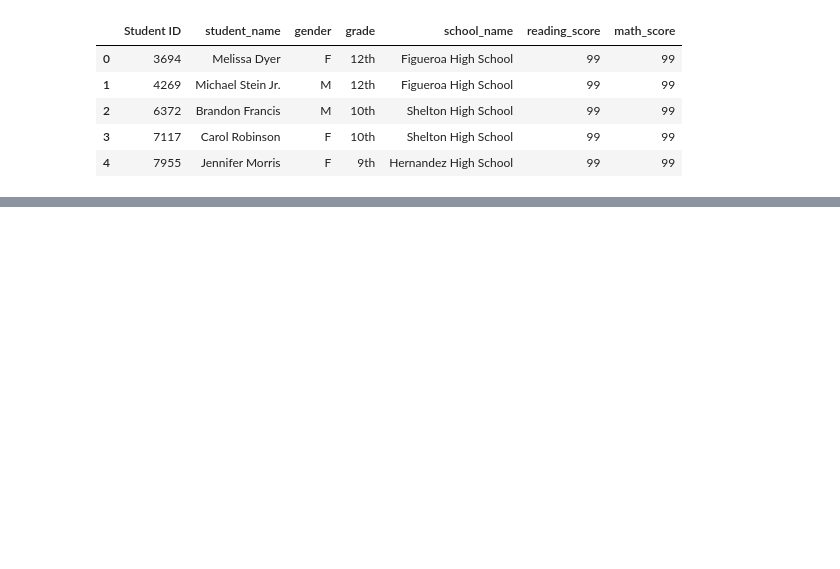
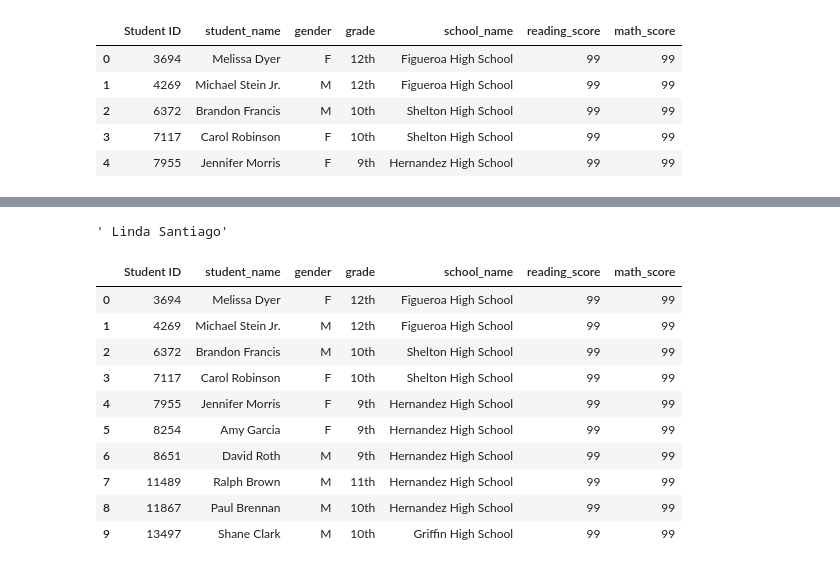
Before and after one commit to hastyjr/School_District_Analysis, a Jupyter notebook: cleaning_student_names.ipynb, the cells around one changed output, grey strips where cells are left out. Drawn from its saved outputs; the diff is of its cells as text; code cells hidden in the pictures; blank space fills up the shorter version.

```diff
--- a/cleaning_student_names.ipynb
+++ b/cleaning_student_names.ipynb
@@ -17,0 +163,28 @@ student_data_df.head() ## <-- .head() displays top 5 rows
+# %%
+# Replace "Dr." with an empty string.
+name = "Dr. Linda Santiago"
+name.replace("Dr.", "")
+# %% [output]
+' Linda Santiago'
+# %%
+# Add each prefix and suffix to remove to a list.
+prefixes_suffixes = ["Dr. ", "Mr. ","Ms. ", "Mrs. ", "Miss ", " MD", " DDS", " DVM", " PhD"]
+# %%
+# Iterate through the "prefixes_suffixes" list and replace them with an empty space, "" when it appears in the student's name.
+for word in prefixes_suffixes:
+    student_data_df["student_name"] = student_data_df["student_name"].str.replace(word,"")
+# %%
+#print the first 10 rows of student_data_df
+student_data_df.head(10)
+# %% [output]
+|  | Student ID | student_name | gender | grade | school_name | reading_score | math_score |
+| 0 | 3694 | Melissa Dyer | F | 12th | Figueroa High School | 99 | 99 |
+| 1 | 4269 | Michael Stein Jr. | M | 12th | Figueroa High School | 99 | 99 |
+| 2 | 6372 | Brandon Francis | M | 10th | Shelton High School | 99 | 99 |
+| 3 | 7117 | Carol Robinson | F | 10th | Shelton High School | 99 | 99 |
+| 4 | 7955 | Jennifer Morris | F | 9th | Hernandez High School | 99 | 99 |
+| 5 | 8254 | Amy Garcia | F | 9th | Hernandez High School | 99 | 99 |
+| 6 | 8651 | David Roth | M | 9th | Hernandez High School | 99 | 99 |
+| 7 | 11489 | Ralph Brown | M | 11th | Hernandez High School | 99 | 99 |
+| 8 | 11867 | Paul Brennan | M | 10th | Hernandez High School | 99 | 99 |
+| 9 | 13497 | Shane Clark | M | 10th | Griffin High School | 99 | 99 |
```
Also changed, not shown: parts of 12 cells of this notebook.
